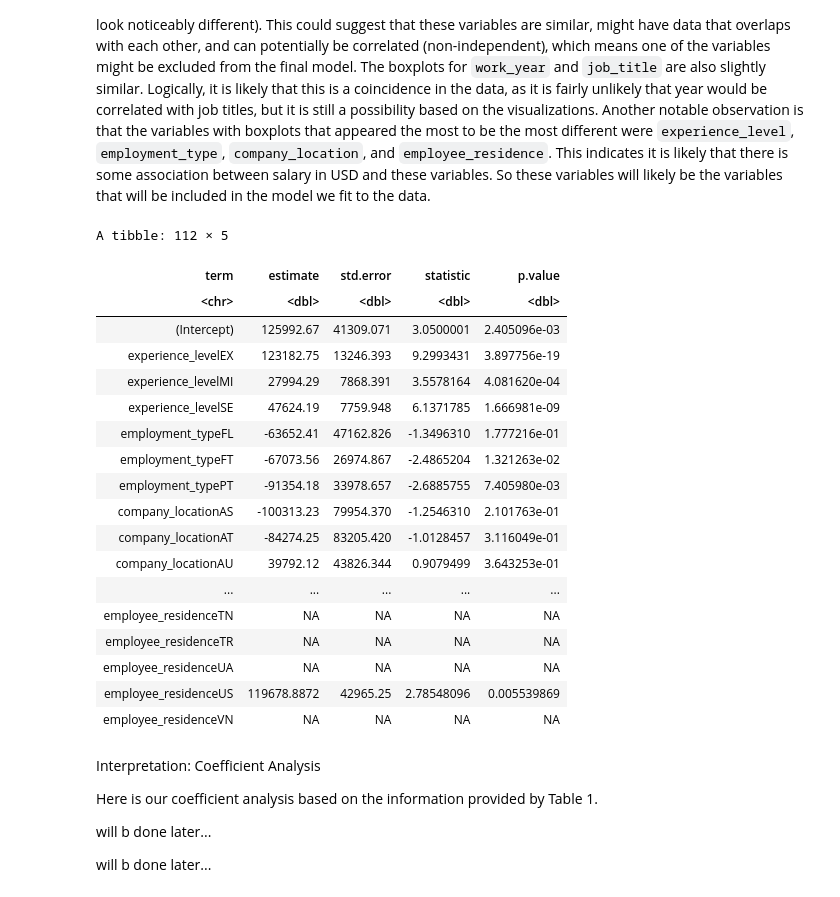
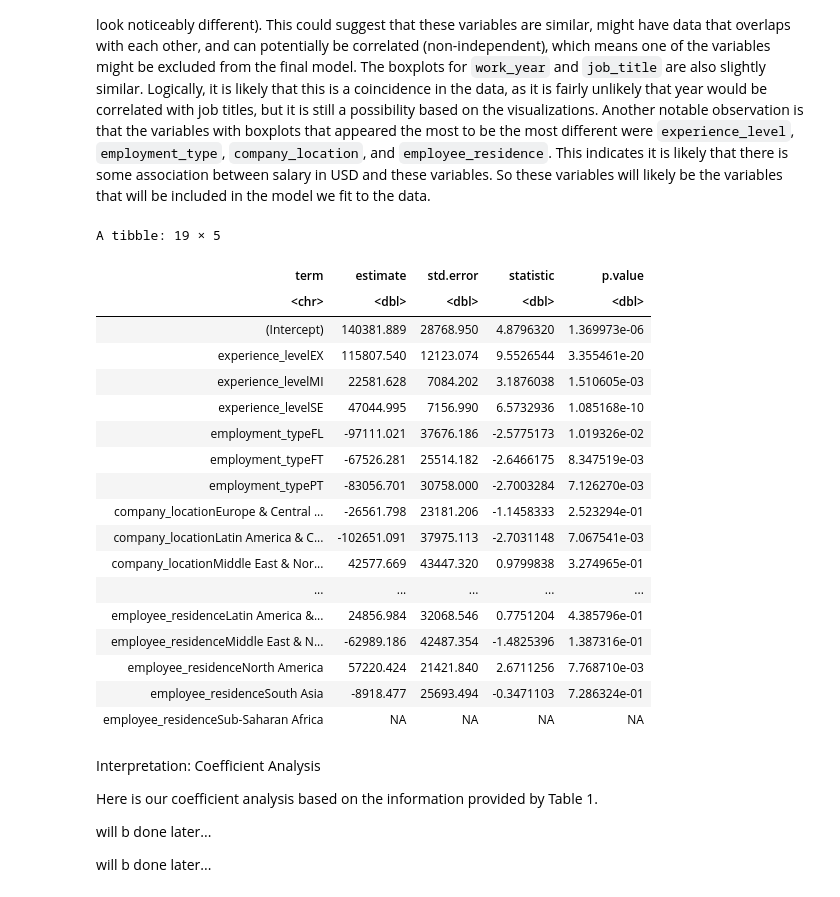
Before and after one commit to 1zhoueri/stat-301-project, a Jupyter notebook: Group_Project.ipynb, the cells around one changed output. Drawn from its saved outputs; the diff is of its cells as text; code cells hidden in the pictures.

```diff
--- a/Group_Project.ipynb
+++ b/Group_Project.ipynb
@@ -498,30 +498,30 @@ salary_in_company_size_boxplots
 After viewing each visualization, a few notable observations appeared. The first is the similarity between the boxplots of `company_location` and `employee_residence` (only the Latin America & Caribbean boxplot look noticeably different). This could suggest that these variables are similar, might have data that overlaps with each other, and can potentially be correlated (non-independent), which means one of the variables might be excluded from the final model. The boxplots for `work_year` and `job_title` are also slightly similar. Logically, it is likely that this is a coincidence in the data, as it is fairly unlikely that year would be correlated with job titles, but it is still a possibility based on the visualizations. Another notable observation is that the variables with boxplots that appeared the most to be the most different were `experience_level`, `employment_type`, `company_location`, and `employee_residence`. This indicates it is likely that there is some association between salary in USD and these variables. So these variables will likely be the variables that will be included in the model we fit to the data.
 # %%
 # Fit an additive multiple linear regression model
-mlr_model <- lm(salary_in_usd ~ experience_level + employment_type+ company_location+ employee_residence, data = ds_salaries)
+mlr_model <- lm(salary_in_usd ~ experience_level + employment_type+ company_location+ employee_residence, data = tidy_ds_salaries)
 
 # Display the summary of the model to see coefficients and statistics
 tidy(mlr_model)
 # %% [output]
-A tibble: 112 × 5
+A tibble: 19 × 5
 | term | estimate | std.error | statistic | p.value |
 | <chr> | <dbl> | <dbl> | <dbl> | <dbl> |
-| (Intercept) | 125992.67 | 41309.071 | 3.0500001 | 2.405096e-03 |
-| experience_levelEX | 123182.75 | 13246.393 | 9.2993431 | 3.897756e-19 |
-| experience_levelMI | 27994.29 | 7868.391 | 3.5578164 | 4.081620e-04 |
-| experience_levelSE | 47624.19 | 7759.948 | 6.1371785 | 1.666981e-09 |
-| employment_typeFL | -63652.41 | 47162.826 | -1.3496310 | 1.777216e-01 |
-| employment_typeFT | -67073.56 | 26974.867 | -2.4865204 | 1.321263e-02 |
-| employment_typePT | -91354.18 | 33978.657 | -2.6885755 | 7.405980e-03 |
-| company_locationAS | -100313.23 | 79954.370 | -1.2546310 | 2.101763e-01 |
-| company_locationAT | -84274.25 | 83205.420 | -1.0128457 | 3.116049e-01 |
-| company_locationAU | 39792.12 | 43826.344 | 0.9079499 | 3.643253e-01 |
+| (Intercept) | 140381.889 | 28768.950 | 4.8796320 | 1.369973e-06 |
+| experience_levelEX | 115807.540 | 12123.074 | 9.5526544 | 3.355461e-20 |
+| experience_levelMI | 22581.628 | 7084.202 | 3.1876038 | 1.510605e-03 |
+| experience_levelSE | 47044.995 | 7156.990 | 6.5732936 | 1.085168e-10 |
+| employment_typeFL | -97111.021 | 37676.186 | -2.5775173 | 1.019326e-02 |
+| employment_typeFT | -67526.281 | 25514.182 | -2.6466175 | 8.347519e-03 |
+| employment_typePT | -83056.701 | 30758.000 | -2.7003284 | 7.126270e-03 |
+| company_locationEurope & Central ... | -26561.798 | 23181.206 | -1.1458333 | 2.523294e-01 |
+| company_locationLatin America & C... | -102651.091 | 37975.113 | -2.7031148 | 7.067541e-03 |
+| company_locationMiddle East & Nor... | 42577.669 | 43447.320 | 0.9799838 | 3.274965e-01 |
 | ... | ... | ... | ... | ... |
-| employee_residenceTN | NA | NA | NA | NA |
-| employee_residenceTR | NA | NA | NA | NA |
-| employee_residenceUA | NA | NA | NA | NA |
-| employee_residenceUS | 119678.8872 | 42965.25 | 2.78548096 | 0.005539869 |
-| employee_residenceVN | NA | NA | NA | NA |
+| employee_residenceLatin America &... | 24856.984 | 32068.546 | 0.7751204 | 4.385796e-01 |
+| employee_residenceMiddle East & N... | -62989.186 | 42487.354 | -1.4825396 | 1.387316e-01 |
+| employee_residenceNorth America | 57220.424 | 21421.840 | 2.6711256 | 7.768710e-03 |
+| employee_residenceSouth Asia | -8918.477 | 25693.494 | -0.3471103 | 7.286324e-01 |
+| employee_residenceSub-Saharan Africa | NA | NA | NA | NA |
 # %% [markdown]
 Interpretation: Coefficient Analysis
 
```
